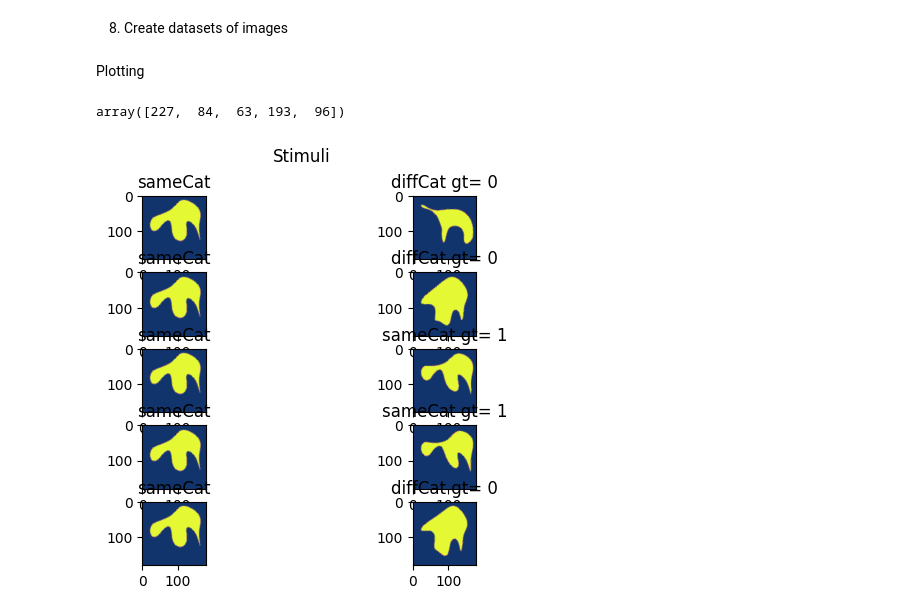
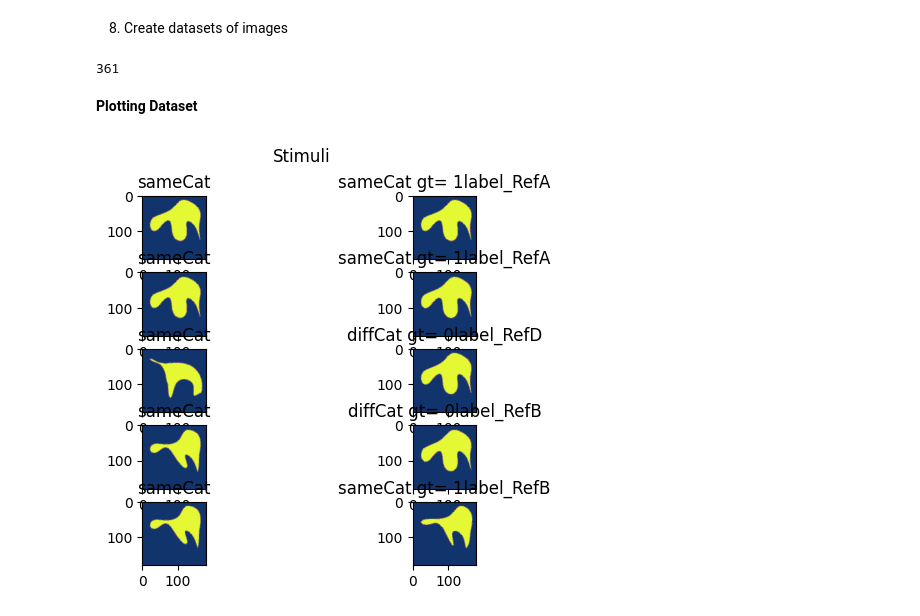
Before and after one commit to AnaBelenCarbajal/Thesis, a Jupyter notebook: Dataset_Human_Category_Learning.ipynb, the cells around one changed output. Drawn from its saved outputs; the diff is of its cells as text; code cells hidden in the pictures.

Commit message:
cond1 dataset

```diff
--- a/Dataset_Human_Category_Learning.ipynb
+++ b/Dataset_Human_Category_Learning.ipynb
@@ -77,7 +83,8 @@ data =  {'angle' : angles,
          'img_dir' : img_dir}
 # %%
 df_data = pd.DataFrame(data)
-df_data
+df_data = df_data.sort_values('angle')
+df_data.head()
 # %% [markdown]
 5) Define functions
 # %%
@@ -174,24 +181,23 @@ def CreateDictionary (dataframe):
 # %% [markdown]
 6) Create datasets (4 for each condition)
 # %%
-# COND1 : creating dataframes
+# COND1 : getting labels for each reference shape
 
 #refA
 labels_RefA_Cond1 = CreateLabelsAD(reference_shapeA, condition1, df_data, "A")
-df_RefA_Cond1 = CreateDataframe(labels_RefA_Cond1, df_data)
-dict_RefA_Cond1 = CreateDictionary(df_RefA_Cond1)
-
 #refB
 labels_RefB_Cond1 = CreateLabelsBC(reference_shapeB, condition1, df_data, "B")
-df_RefB_Cond1 = CreateDataframe(labels_RefB_Cond1, df_data)
-dict_RefB_Cond1 = CreateDictionary(df_RefB_Cond1)
-
 #refC
 labels_RefC_Cond1 = CreateLabelsBC(reference_shapeC, condition1, df_data, "C")
-df_RefC_Cond1 = CreateDataframe(labels_RefC_Cond1, df_data)
-dict_RefC_Cond1 = CreateDictionary(df_RefC_Cond1)
-
 #refD
 labels_RefD_Cond1 = CreateLabelsAD(reference_shapeD, condition1, df_data, "D")
-df_RefD_Cond1 = CreateDataframe(labels_RefD_Cond1, df_data)
-dict_RefD_Cond1 = CreateDictionary(df_RefD_Cond1)
+
+# add to dataframe
+df_data_cond1 = df_data
+df_data_cond1["label_RefA"] = labels_RefA_Cond1
+df_data_cond1["label_RefB"] = labels_RefB_Cond1
+df_data_cond1["label_RefC"] = labels_RefC_Cond1
+df_data_cond1["label_RefD"] = labels_RefD_Cond1
+
+data_Cond1 = CreateDictionary(df_data_cond1)
+data_Cond1[0]
@@ -291,6 +326,7 @@ preprocess = v2.Compose(
     [
         v2.Resize([180,180]),
         v2.ToDtype(torch.float32, scale=True),
-        v2.Normalize(mean=[0.485, 0.456, 0.406], std=[0.229, 0.224, 0.225])
+        v2.Normalize(mean=[0.485, 0.456, 0.406], std=[0.229, 0.224, 0.225]),
+        v2.CenterCrop(size=180)
     ]
 )
@@ -309,28 +333,29 @@ dataset_refD_cond2 = ShapeImageDataset(reference_shapeD, dict_RefD_Cond2, prepro
-# %% [markdown]
-Plotting
-# %%
-# create random numbers from 0 to 1999 to create pairs of shapes
-randoms = np.random.randint(0, 360, 5)
-randoms
-# %% [output]
-array([227,  84,  63, 193,  96])
+# %%
+dataset_cond1 = ShapeImageDataset(reference_shapes_list, data_Cond1, preprocess)
+# %%
+len(dataset_cond1)
+# %% [output]
+361
+# %% [markdown]
+**Plotting Dataset**
 # %%
 fig, ax = plt.subplots(5, 2)
 fig.suptitle("Stimuli")
 
-for idx, random in enumerate(randoms):
-  pairs = dataset_refA_cond1[random]
+for idx in range(5):
+  pairs = dataset_cond1[idx]
   label1 = pairs[0]
   img1 = pairs[2]
   label2 = pairs[1]
   img2 = pairs[3]
   gt = pairs[4]
+  ref_shape = pairs[5]
 
   ax[idx][0].set_title(label1)
   ax[idx][0].imshow(transform.to_pil_image(img1))
 
-  title = label2 + " gt= " + str(gt)
+  title = label2 + " gt= " + str(gt) +str(ref_shape)
   ax[idx][1].set_title(title)
   ax[idx][1].imshow(transform.to_pil_image(img2))
 # %% [output]
-[figure, old version]
+[figure, new version]
```
Also changed, not shown: parts of 15 cells of this notebook.
